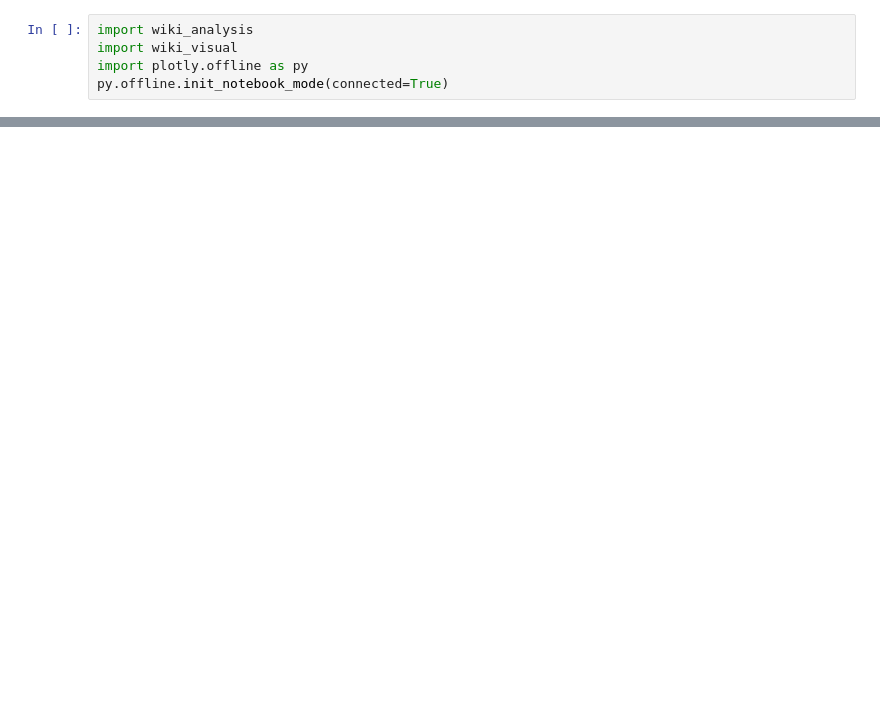
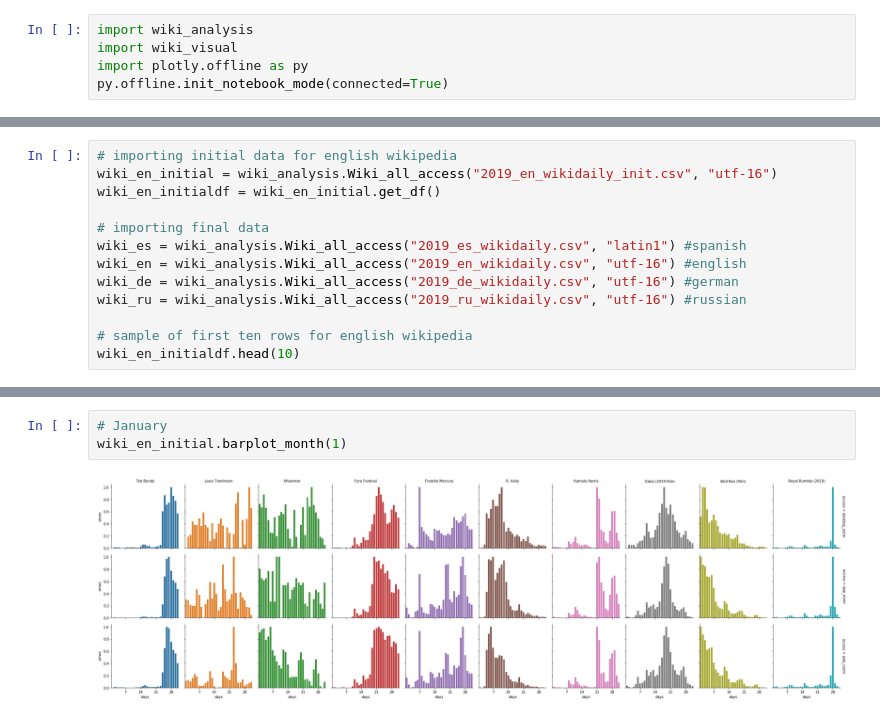
Before and after one commit to gra-vel/wiki-2019, a Jupyter notebook: Untitled.ipynb, the cells around one changed output, grey strips where cells are left out. Cells and saved outputs as stored; diff of their text form; blank space fills up the shorter version.

```diff
--- a/Untitled.ipynb
+++ b/Untitled.ipynb
@@ -14,0 +27,13 @@ wiki_en.barplot_month(10)
+# %%
+# importing initial data for english wikipedia
+wiki_en_initial = wiki_analysis.Wiki_all_access("2019_en_wikidaily_init.csv", "utf-16")
+wiki_en_initialdf = wiki_en_initial.get_df()
+
+# importing final data
+wiki_es = wiki_analysis.Wiki_all_access("2019_es_wikidaily.csv", "latin1") #spanish
+wiki_en = wiki_analysis.Wiki_all_access("2019_en_wikidaily.csv", "utf-16") #english
+wiki_de = wiki_analysis.Wiki_all_access("2019_de_wikidaily.csv", "utf-16") #german
+wiki_ru = wiki_analysis.Wiki_all_access("2019_ru_wikidaily.csv", "utf-16") #russian
+
+# sample of first ten rows for english wikipedia
+wiki_en_initialdf.head(10)
@@ -14,0 +69,5 @@ wiki_en.barplot_month(10)
+# %%
+# January
+wiki_en_initial.barplot_month(1)
+# %% [output]
+[figure, added]
```
Also changed, not shown: parts of 33 cells of this notebook, 3 other files.
